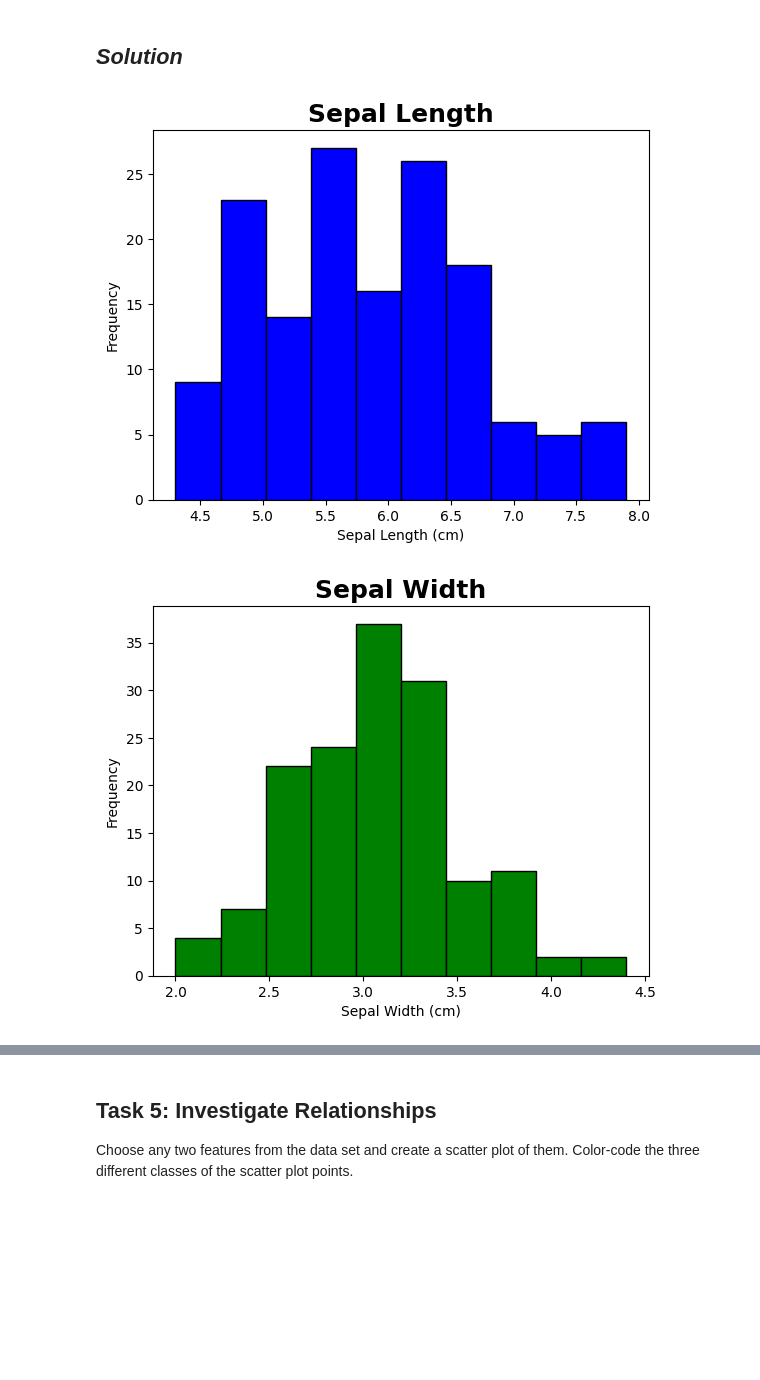
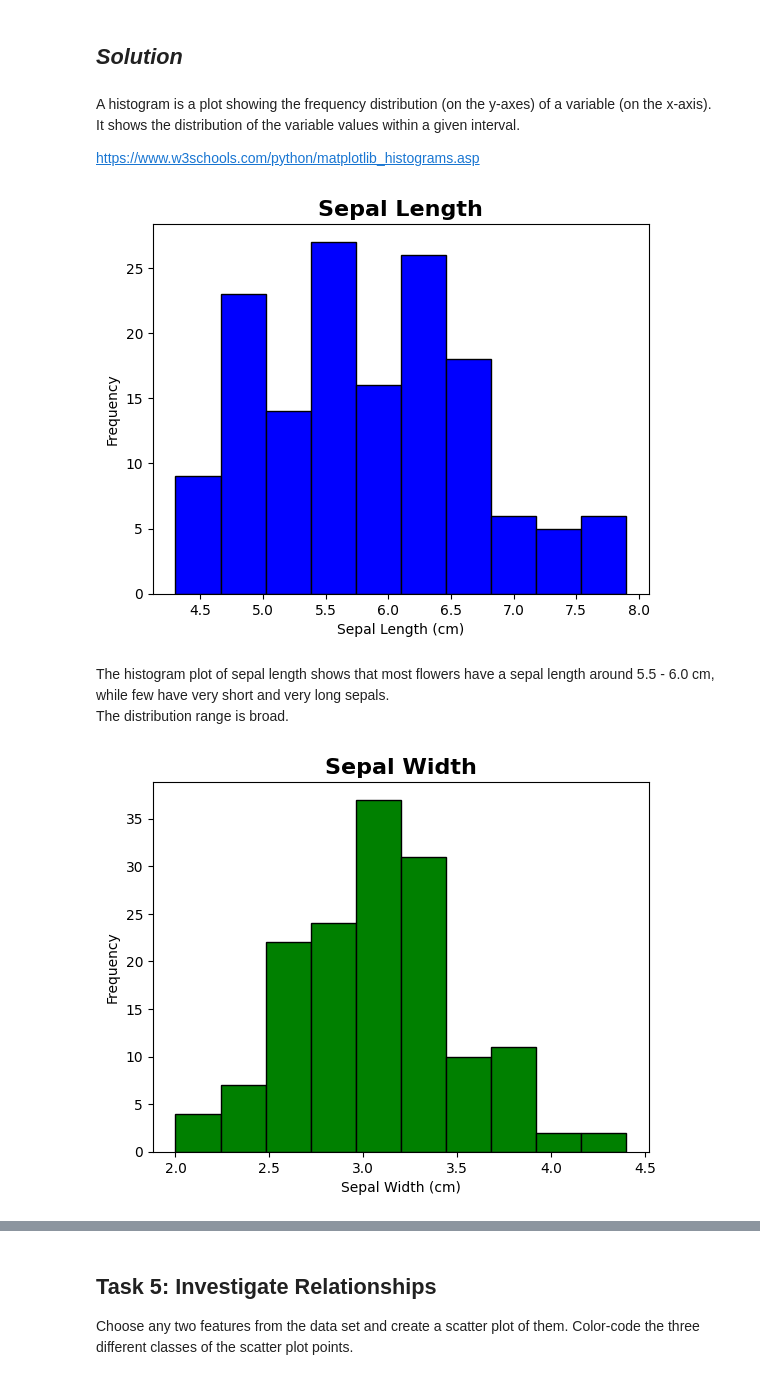
Before and after one commit to AnnaLoz28/principles_of_data_analytics, a Jupyter notebook: tasks.ipynb, the cells around one changed output, grey strips where cells are left out. Saved outputs shown, nothing was run; the diff lists cells and outputs as text; code cells hidden in the pictures; blank space fills up the shorter version.

```diff
--- a/tasks.ipynb
+++ b/tasks.ipynb
@@ -206,9 +206,9 @@ def feature_analysis (x):
 # %%
-# define each feature
-sl = df["sepal length (cm)"] # sepal length
-sw = df["sepal width (cm)"] # sepal width
-pl = df["sepal length (cm)"] # petal length
-pw = df["petal width (cm)"] # petal width
+# define each feature as a variable
+sl = iris["data"][:,0] # sepal length
+sw = iris["data"][:,1] # sepal width
+pl = iris["data"][:,2] # petal length
+pw = iris["data"][:,3] # petal width
 # %%
 # analyse the sepal length feature
 feature_analysis(sl)
@@ -284,16 +276,24 @@ Plot histograms for each feature using matplotlib.
 Add appropriate titles and axis labels.
 # %% [markdown]
 ## *Solution*
+# %% [markdown]
+A histogram is a plot showing the frequency distribution (on the y-axes) of a variable (on the x-axis).
+It shows the distribution of the variable values within a given interval.
+
+https://www.w3schools.com/python/matplotlib_histograms.asp
 # %%
-# create a histogram plot of Sepal Length
-sl_hist= plt.hist(sl, color='blue', edgecolor='black');
-title_font= {"family": "sans-serif", "color" : "black", "size" : 18, "weight" : "bold"} # create a different font for the title of the plot (https://how.dev/answers/how-to-set-font-properties-for-title-and-labels-in-matplotlib, https://matplotlib.org/stable/users/explain/text/text_props.html)
+# create a histogram plot of Sepal Length (https://matplotlib.org/stable/api/_as_gen/matplotlib.axes.Axes.hist.html#matplotlib.axes.Axes.hist)
+plt.hist(sl, color='blue', edgecolor='black');
+title_font= {"family": "sans-serif", "color" : "black", "size" : 16, "weight" : "bold"} # create a different font for the title of the plot (https://how.dev/answers/how-to-set-font-properties-for-title-and-labels-in-matplotlib, https://matplotlib.org/stable/users/explain/text/text_props.html)
 plt.title('Sepal Length', fontdict= title_font);
 plt.xlabel('Sepal Length (cm)')
 plt.ylabel('Frequency')
 plt.show()
 # %% [output]
-[figure, old version]
+[figure, new version]
+# %% [markdown]
+The histogram plot of sepal length shows that most flowers have a sepal length around 5.5 - 6.0 cm, while few have very short and very long sepals.
+The distribution range is broad.
 # %%
 # create a histogram plot of Sepal Width
 plt.hist(sw, color='green', edgecolor='black');
@@ -302,4 +302,4 @@ plt.xlabel('Sepal Width (cm)')
 plt.ylabel('Frequency')
 plt.show()
 # %% [output]
-[figure, old version]
+[figure, new version]
```
Also changed, not shown: parts of 29 cells of this notebook.
